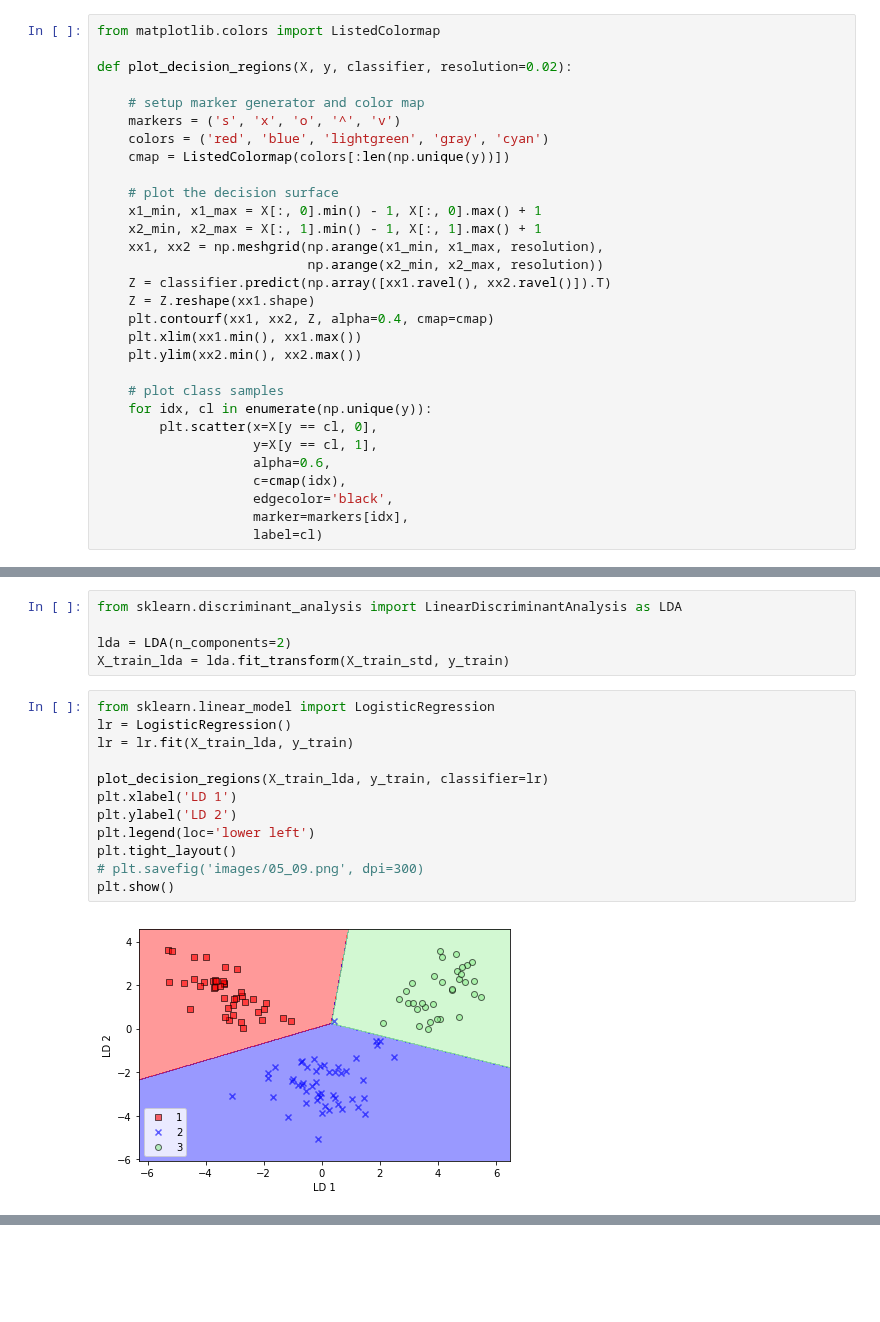
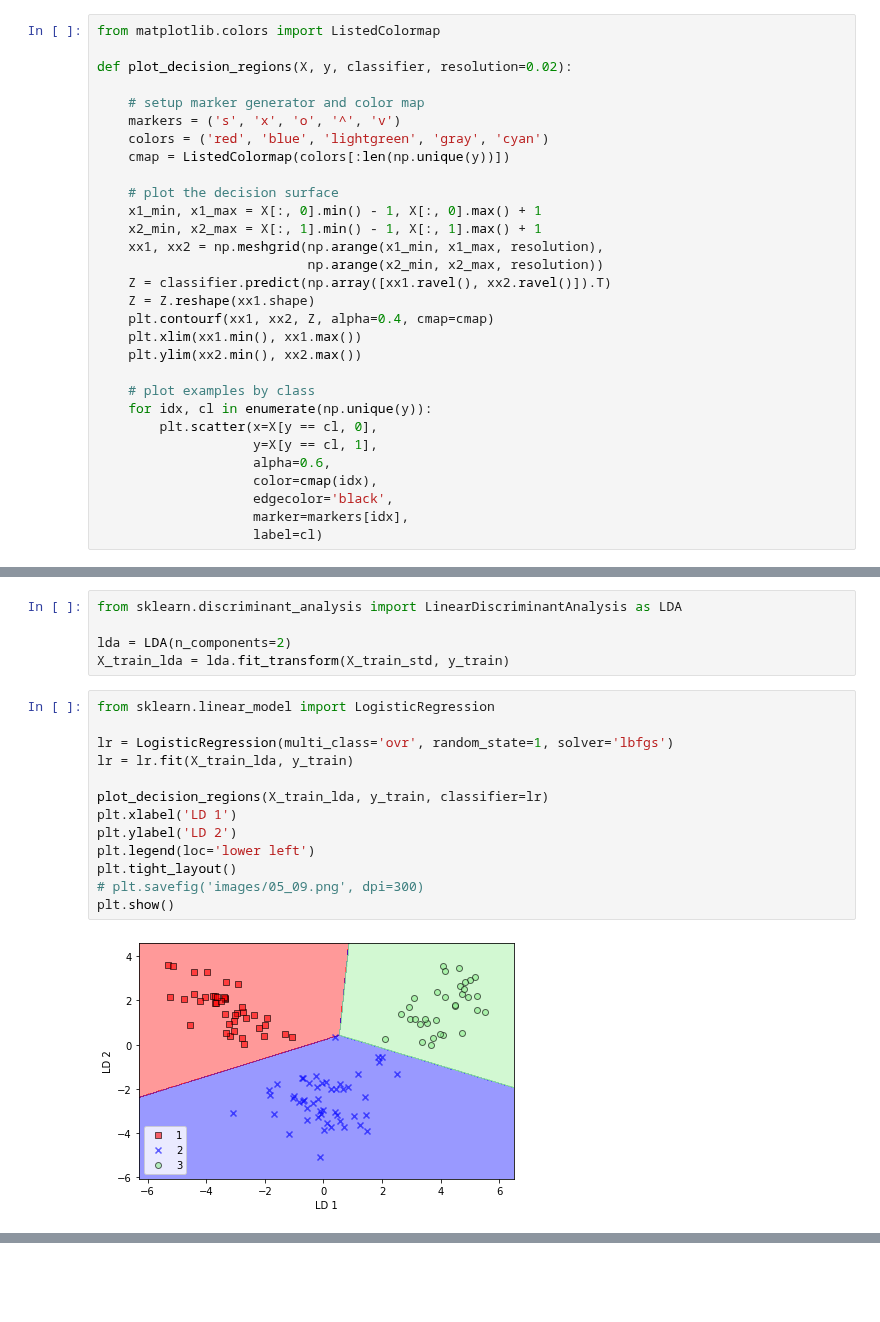
Before and after one commit to rasbt/python-machine-learning-book-3rd-edition, a Jupyter notebook: ch05/ch05.ipynb, the cells around one changed output, grey strips where cells are left out. Cells and saved outputs as stored; diff of their text form.

```diff
--- a/ch05/ch05.ipynb
+++ b/ch05/ch05.ipynb
@@ -326,12 +326,12 @@ def plot_decision_regions(X, y, classifier, resolution=0.02):
     plt.xlim(xx1.min(), xx1.max())
     plt.ylim(xx2.min(), xx2.max())
 
-    # plot class samples
+    # plot examples by class
     for idx, cl in enumerate(np.unique(y)):
         plt.scatter(x=X[y == cl, 0],
                     y=X[y == cl, 1],
                     alpha=0.6,
-                    c=cmap(idx),
+                    color=cmap(idx),
                     edgecolor='black',
                     marker=markers[idx],
                     label=cl)
@@ -575,18 +575,19 @@ lda = LDA(n_components=2)
 X_train_lda = lda.fit_transform(X_train_std, y_train)
 # %%
 from sklearn.linear_model import LogisticRegression
-lr = LogisticRegression()
+
+lr = LogisticRegression(multi_class='ovr', random_state=1, solver='lbfgs')
 lr = lr.fit(X_train_lda, y_train)
 
 plot_decision_regions(X_train_lda, y_train, classifier=lr)
 plt.xlabel('LD 1')
 plt.ylabel('LD 2')
 plt.legend(loc='lower left')
 plt.tight_layout()
 # plt.savefig('images/05_09.png', dpi=300)
 plt.show()
 # %% [output]
-[figure, old version]
+[figure, new version]
 # %%
 X_test_lda = lda.transform(X_test_std)
 
```
Also changed, not shown: parts of 25 cells of this notebook, 1 other file.
